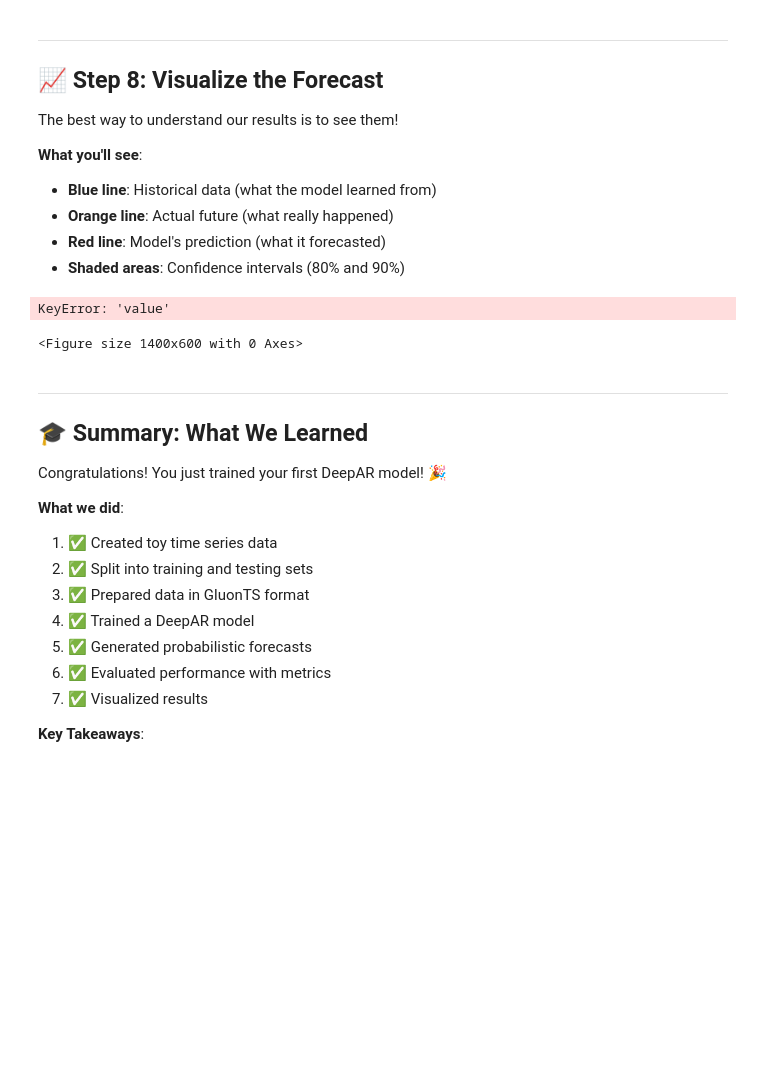
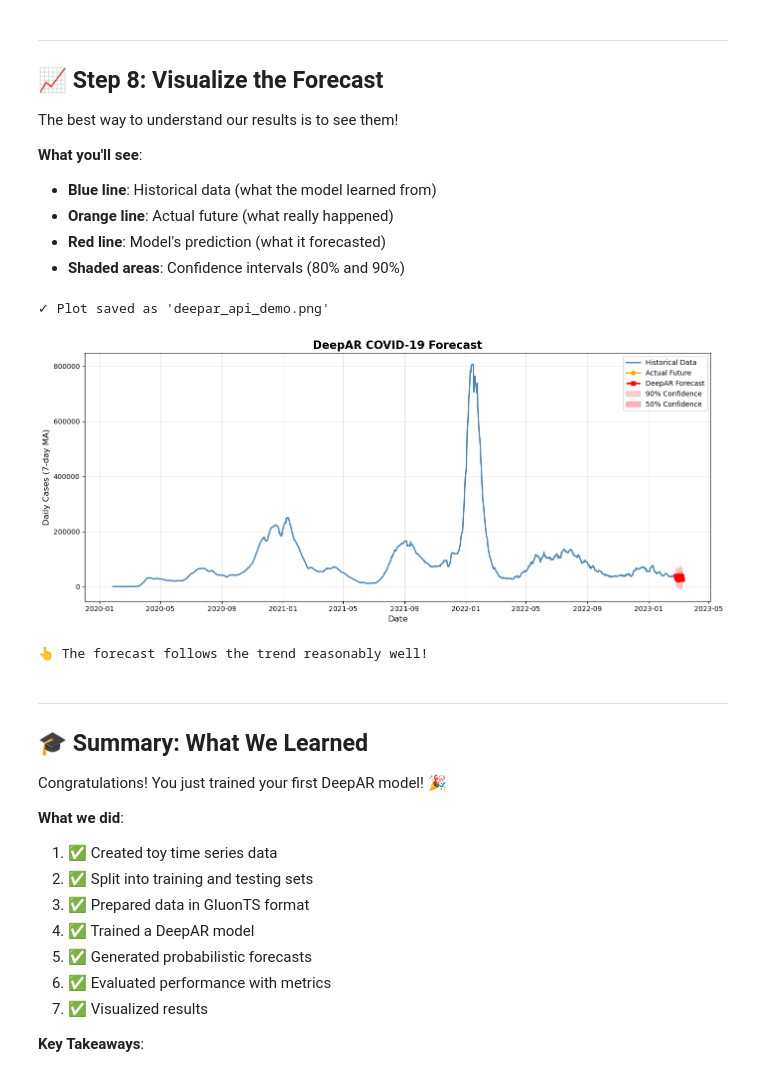
Before and after one commit to harshryadav/covid-case-prediction, a Jupyter notebook: TutorTask121_GluonTS_COVID_19_Case_Prediction/GluonTS_DeepAR.API.ipynb, the cells around one changed output. Saved outputs shown, nothing was run; the diff lists cells and outputs as text; code cells hidden in the pictures; blank space fills up the shorter version.

```diff
--- a/TutorTask121_GluonTS_COVID_19_Case_Prediction/GluonTS_DeepAR.API.ipynb
+++ b/TutorTask121_GluonTS_COVID_19_Case_Prediction/GluonTS_DeepAR.API.ipynb
@@ -385,7 +392,7 @@ plt.figure(figsize=(14, 6))
 
 # Historical data (training period)
 train_dates = train_df['Date'].values
-train_values = train_df['value'].values
+train_values = train_df[data['target']].values  # ← FIXED: Use actual target column name
 
 # Forecast period dates
 last_train_date = pd.Timestamp(train_dates[-1])
@@ -409,37 +416,38 @@ plt.plot(forecast_dates, forecast.mean,
          marker='s', linestyle='--')
 
 # Plot confidence intervals
 plt.fill_between(
     forecast_dates,
     forecast.quantile(0.1),
     forecast.quantile(0.9),
     alpha=0.2, color='red', label='90% Confidence'
 )
 
 plt.fill_between(
     forecast_dates,
     forecast.quantile(0.25),
     forecast.quantile(0.75),
     alpha=0.3, color='red', label='50% Confidence'
 )
 
-plt.title('DeepAR Forecast: Toy Example', fontsize=16, fontweight='bold')
+plt.title('DeepAR COVID-19 Forecast', fontsize=16, fontweight='bold')
 plt.xlabel('Date', fontsize=12)
-plt.ylabel('Value', fontsize=12)
+plt.ylabel('Daily Cases (7-day MA)', fontsize=12)
 plt.legend(loc='best', fontsize=10)
 plt.grid(True, alpha=0.3)
 plt.tight_layout()
 
 # Save the plot
 plt.savefig('deepar_api_demo.png', dpi=150, bbox_inches='tight')
 print("✓ Plot saved as 'deepar_api_demo.png'")
 
 plt.show()
 
 print("\n👆 The forecast follows the trend reasonably well!")
 # %% [output]
-KeyError: 'value'
+✓ Plot saved as 'deepar_api_demo.png'
+[figure, added]
-<Figure size 1400x600 with 0 Axes>
+👆 The forecast follows the trend reasonably well!
 # %% [markdown]
 ---
 
```
Also changed, not shown: parts of 5 cells of this notebook, 5 other files.
